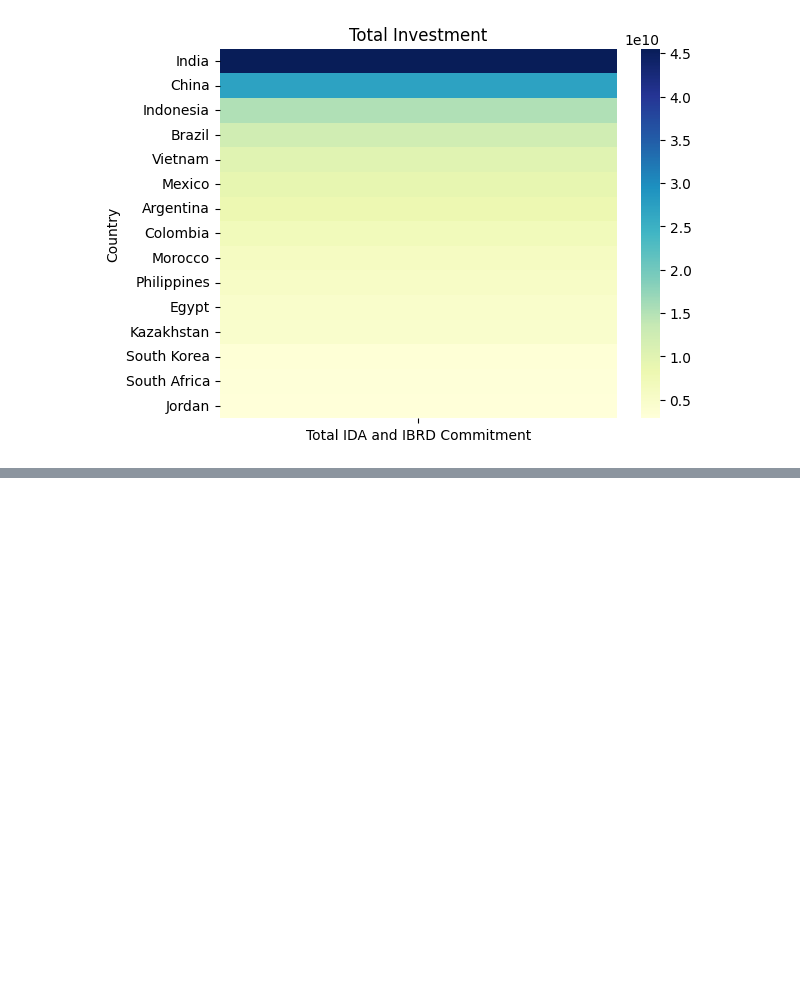
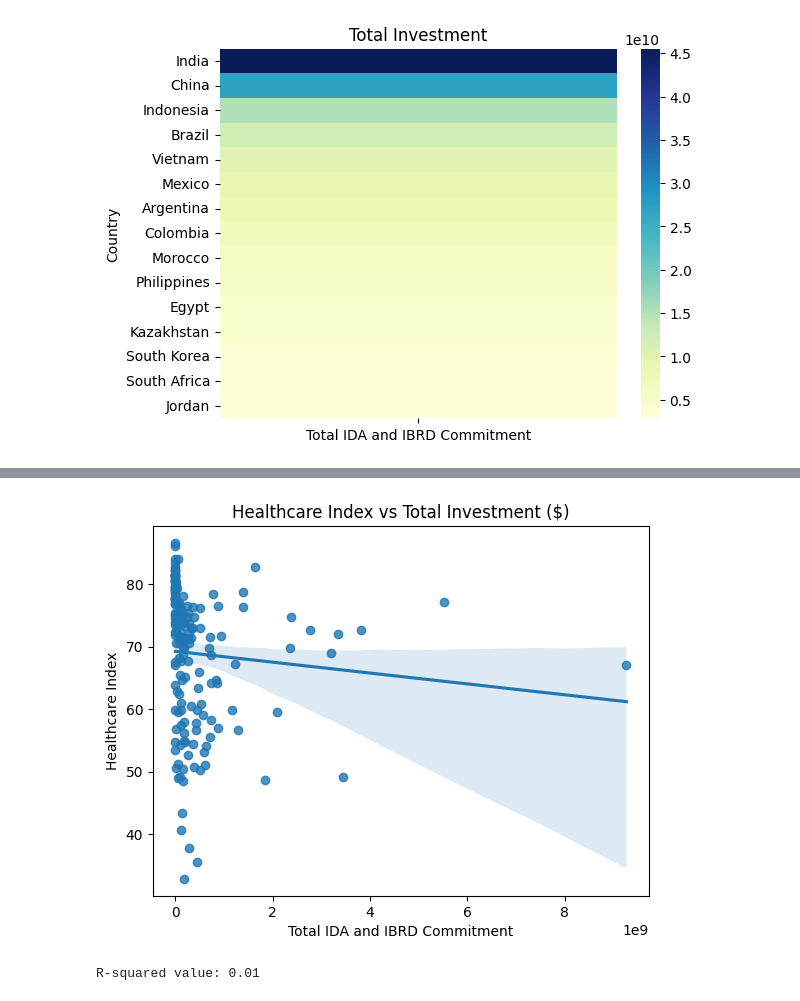
Before and after one commit to ababber19/SWUH, a Jupyter notebook: Phase_1_Graphs.ipynb, the cells around one changed output, grey strips where cells are left out. Cells and saved outputs as stored; diff of their text form; code cells hidden in the pictures; blank space fills up the shorter version.

```diff
--- a/Phase_1_Graphs.ipynb
+++ b/Phase_1_Graphs.ipynb
@@ -415,0 +447,6 @@ healthcare_index.merge(infra, how = "left", right_on = "Country", left_on = "Cou
+# %%
+health_invest = projects_country_data[projects_country_data["Generalized Sector"]=="Health"].groupby("simplifiedCountryName").sum(numeric_only=True)[["Total IDA and IBRD Commitment"]].reset_index()
+
+health_invest = health_invest.merge(healthcare_index, how = "right", on="simplifiedCountryName")
+
+health_invest["Total IDA and IBRD Commitment"] = health_invest["Total IDA and IBRD Commitment"].fillna(0)
@@ -415,0 +483,15 @@ healthcare_index.merge(infra, how = "left", right_on = "Country", left_on = "Cou
+# %%
+sns.regplot(x='Total IDA and IBRD Commitment', y='Healthcare Index', data=health_invest)
+
+# set the plot title
+plt.title('Healthcare Index vs Total Investment ($)')
+
+# show the plot
+plt.show()
+
+# calculate the R-squared value
+corr = health_invest['Total IDA and IBRD Commitment'].corr(health_invest['Healthcare Index'])**2
+print(f'R-squared value: {corr:.2f}')
+# %% [output]
+[figure, added]
+R-squared value: 0.01
```
Also changed, not shown: parts of 19 cells of this notebook.
